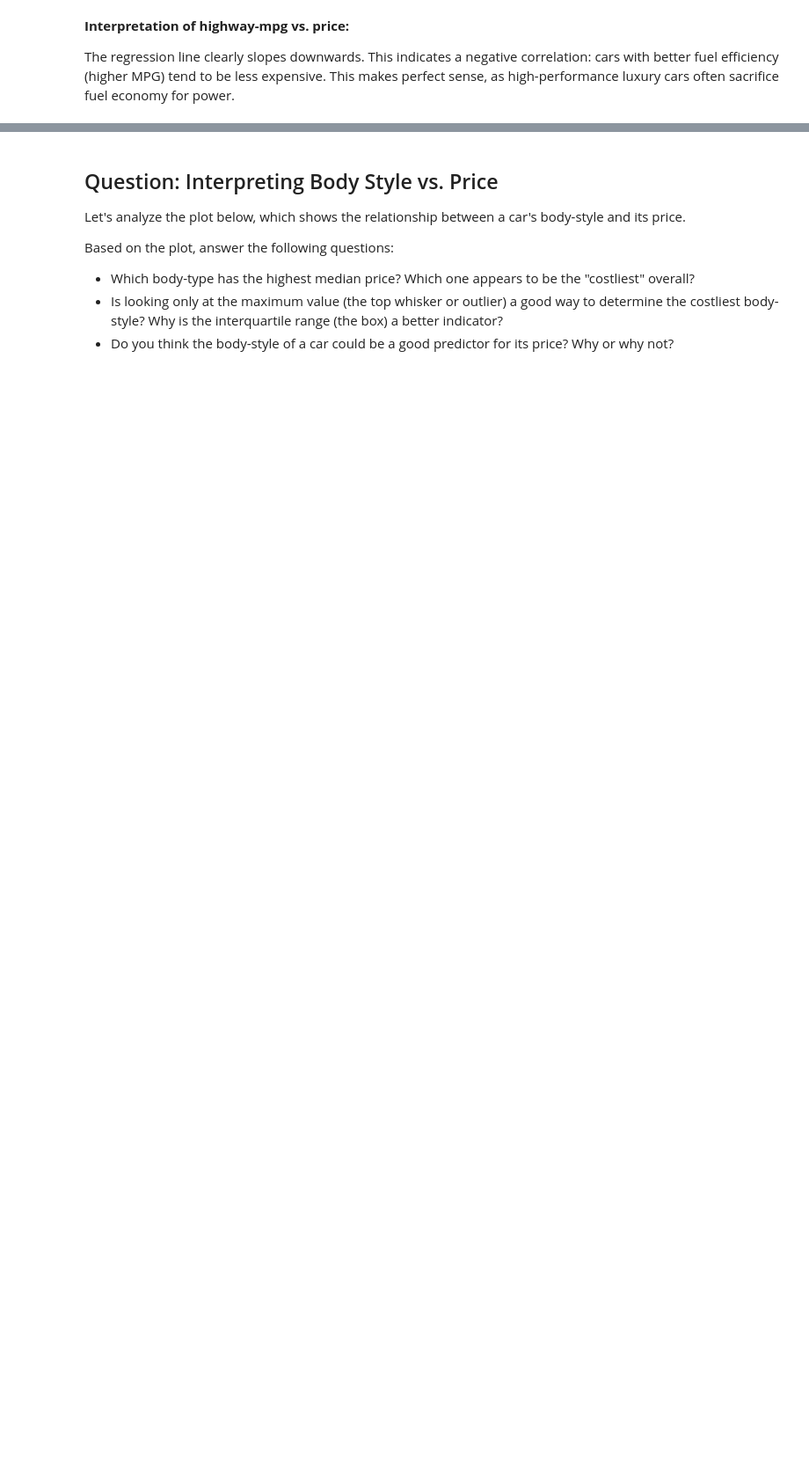
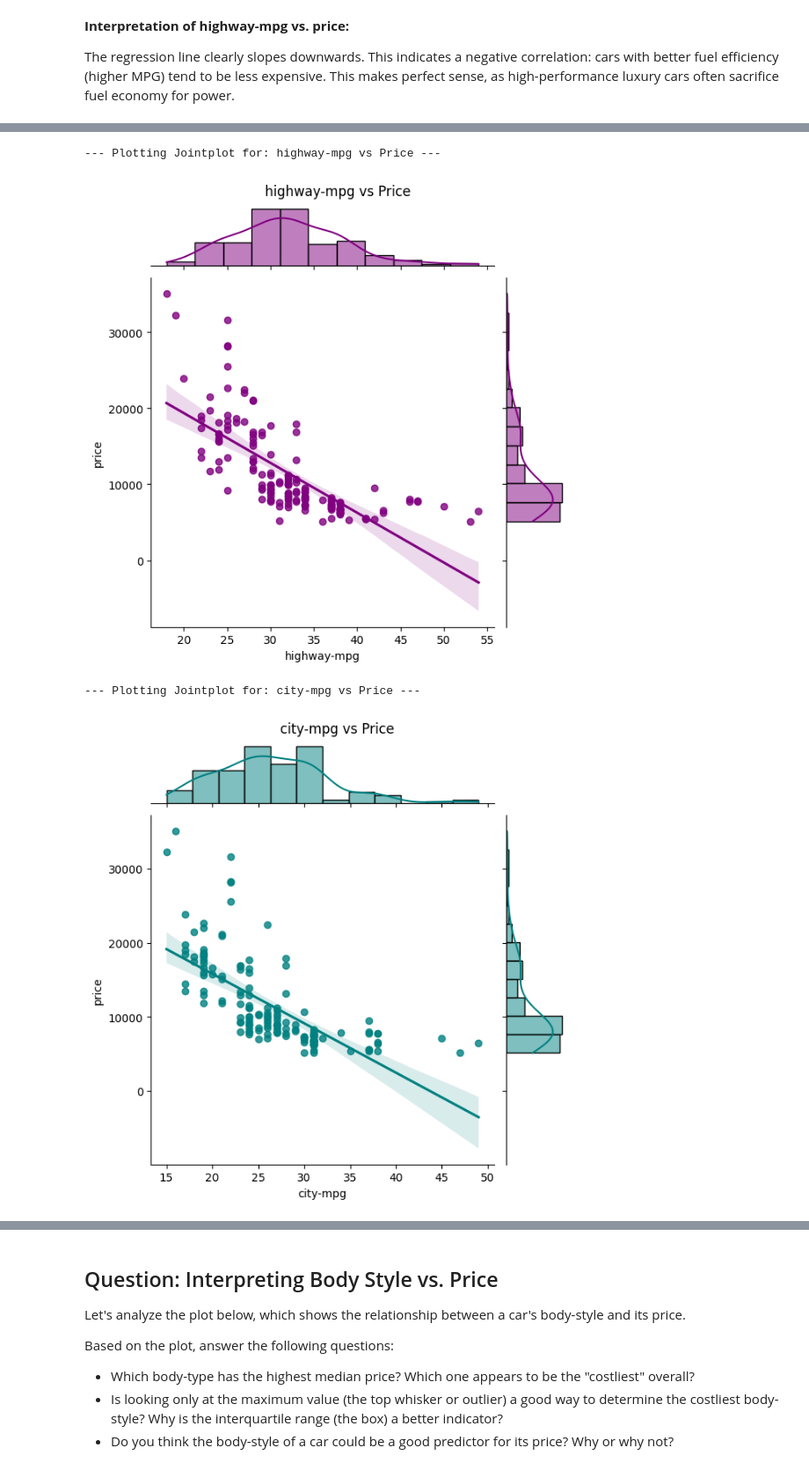
Before and after one commit to madhurisettipalli7/projects-and-labs_AIML-course, a Jupyter notebook: Copy_of_AIML_Module_02_Lab_01_Basic_Plots.ipynb, the cells around one changed output, grey strips where cells are left out. Shown at 88% size. Saved outputs shown, nothing was run; the diff lists cells and outputs as text; code cells hidden in the pictures; blank space fills up the shorter version.

```diff
--- a/Copy_of_AIML_Module_02_Lab_01_Basic_Plots.ipynb
+++ b/Copy_of_AIML_Module_02_Lab_01_Basic_Plots.ipynb
@@ -290,0 +318,39 @@ The regression line clearly slopes downwards. This indicates a negative correlat
+# %%
+import matplotlib.pyplot as plt
+import pandas as pd
+import seaborn as sns
+import numpy as np
+import requests
+from io import StringIO
+
+# Re-define data, X, and y for this cell's independent execution
+url = "https://raw.githubusercontent.com/SP9144/FMML_Data/main/Automobile_data.csv"
+response = requests.get(url)
+data = StringIO(response.text)
+data = pd.read_csv(data)
+data.replace("?", np.nan, inplace = True)
+data = data.dropna()
+X = data.drop("price", axis = 1)
+y = pd.to_numeric(data["price"])
+
+# List of 4 features to compare (2 negative correlation, 2 positive correlation)
+selected_features = ["highway-mpg", "city-mpg", "engine-size", "curb-weight"]
+colors = ["purple", "teal", "coral", "green"]
+
+# Loop through and plot jointplot for each selected feature against price
+for feature, col in zip(selected_features, colors):
+    print(f"--- Plotting Jointplot for: {feature} vs Price ---")
+    g = sns.jointplot(
+        x=pd.to_numeric(X[feature]),
+        y=y,
+        kind="reg",
+        color=col,
+        height=6,
+    )
+    g.fig.suptitle(f"{feature} vs Price", y=1.02)
+    plt.show()
+# %% [output]
+--- Plotting Jointplot for: highway-mpg vs Price ---
+[figure, added]
+--- Plotting Jointplot for: city-mpg vs Price ---
+[figure, added]
```
Also changed, not shown: parts of 10 cells of this notebook.
